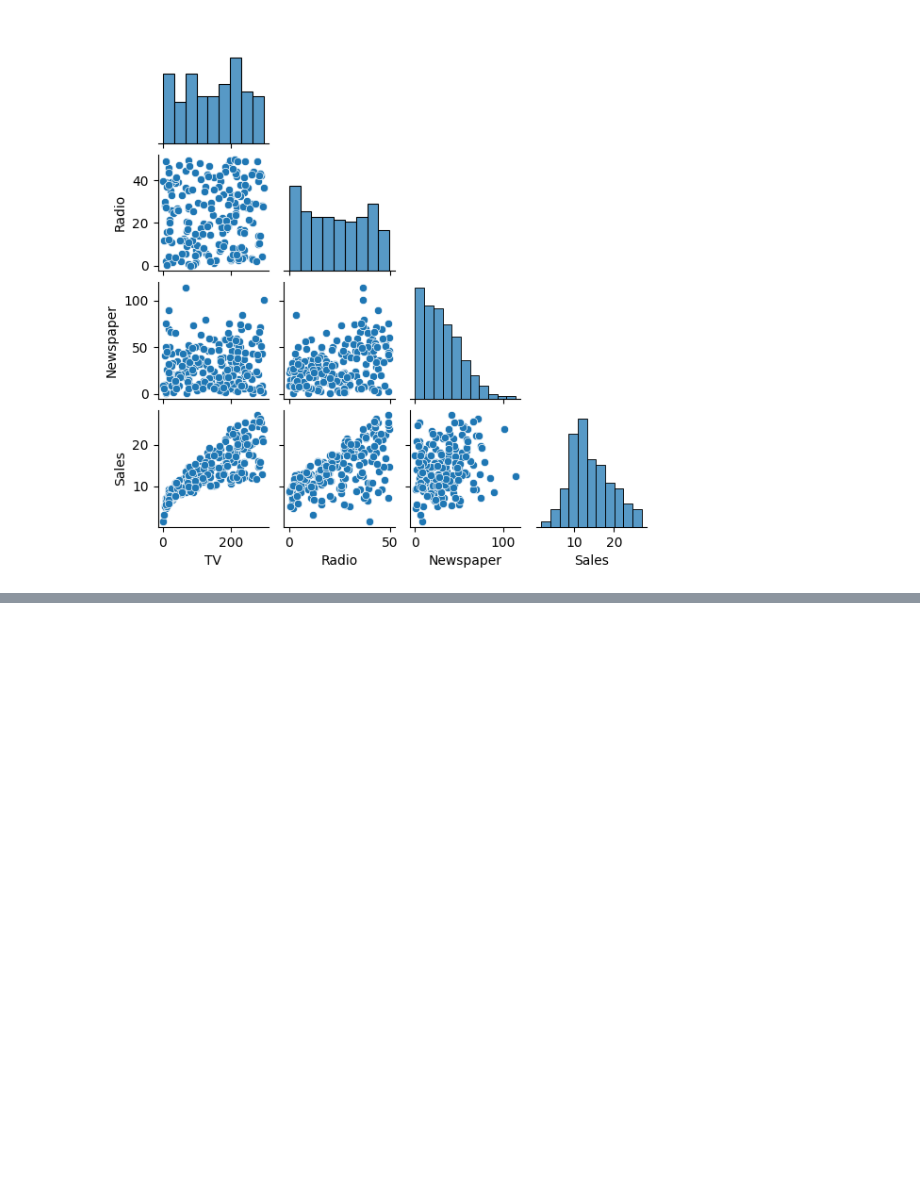
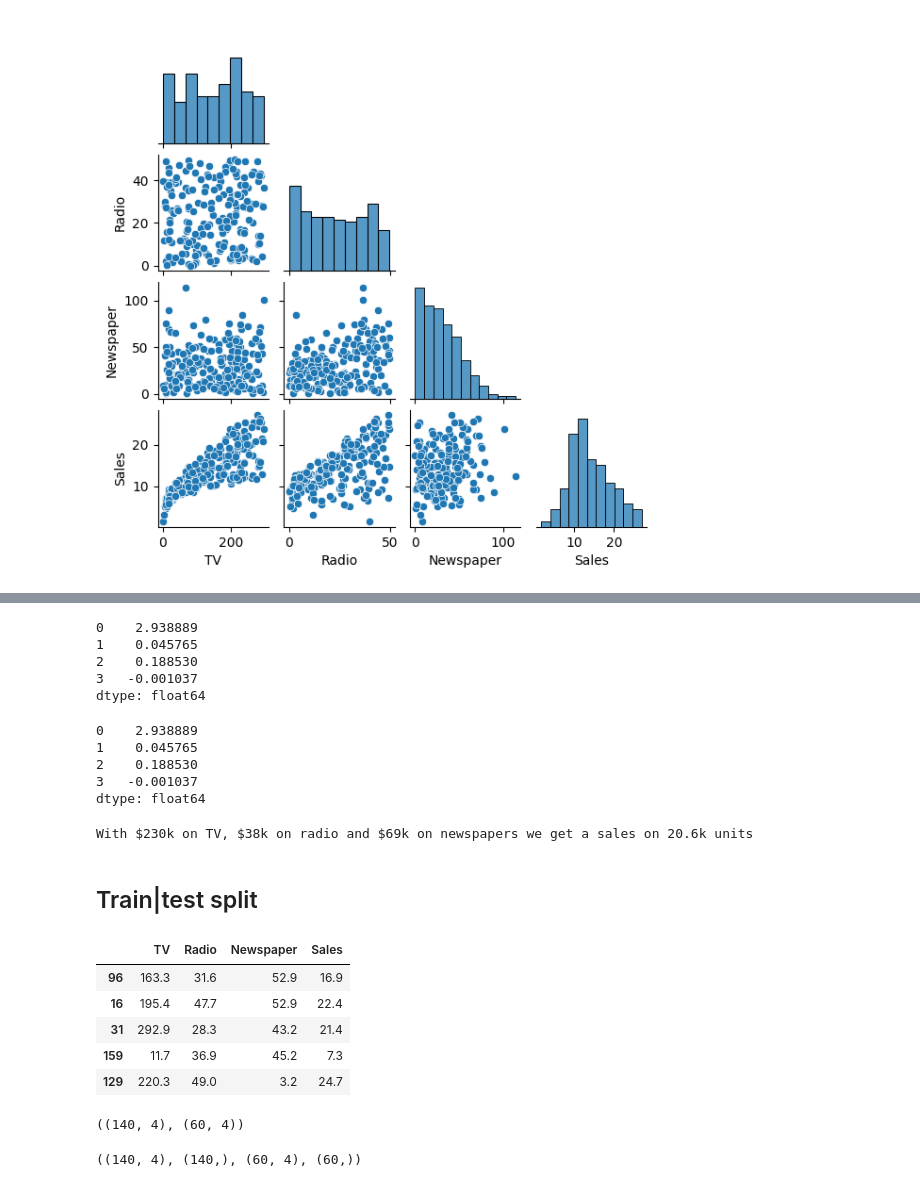
Before and after one commit to SCGlass/Machine-learning, a Jupyter notebook: Code-alongs/L0-Linear_regression.ipynb, the cells around one changed output, grey strips where cells are left out. Cells and saved outputs as stored; diff of their text form; code cells hidden in the pictures; blank space fills up the shorter version.

```diff
--- a/Code-alongs/L0-Linear_regression.ipynb
+++ b/Code-alongs/L0-Linear_regression.ipynb
@@ -62,0 +162,59 @@ ax = sns.pairplot(df, height= 1.5, corner=True)
+# %%
+# normal equation - OLS
+beta_hat =  np.linalg.inv(X.T@X)@X.T@y
+beta_hat
+# %% [output]
+0    2.938889
+1    0.045765
+2    0.188530
+3   -0.001037
+dtype: float64
+# %%
+regression_fit = lambda X,y: np.linalg.inv(X.T@X)@X.T@y
+beta_hat = regression_fit(X,y)
+
+beta_hat
+# %% [output]
+0    2.938889
+1    0.045765
+2    0.188530
+3   -0.001037
+dtype: float64
+# %%
+predict = lambda x, beta: np.dot(x, beta)
+
+test_sample = [1, 230, 38, 69]
+
+y_hat = predict(test_sample, beta_hat)
+print(f"With $230k on TV, $38k on radio and $69k on newspapers we get a sales on {y_hat:.1f}k units")
+# %% [output]
+With $230k on TV, $38k on radio and $69k on newspapers we get a sales on 20.6k units
+# %% [markdown]
+## Train|test split
+# %%
+train_fraction = int(len(df)*0.7)
+
+train = df.sample(n=train_fraction, random_state=42, replace=False)
+train.head()
+# %% [output]
+|  | TV | Radio | Newspaper | Sales |
+| 96 | 163.3 | 31.6 | 52.9 | 16.9 |
+| 16 | 195.4 | 47.7 | 52.9 | 22.4 |
+| 31 | 292.9 | 28.3 | 43.2 | 21.4 |
+| 159 | 11.7 | 36.9 | 45.2 | 7.3 |
+| 129 | 220.3 | 49.0 | 3.2 | 24.7 |
+# %%
+test = df.drop(train.index)
+train.shape, test.shape
+# %% [output]
+((140, 4), (60, 4))
+# %%
+X_train, y_train = train.drop("Sales", axis="columns"), train["Sales"]
+X_test, y_test = test.drop("Sales", axis="columns"), test["Sales"]
+
+X_train.insert(0, "Intercept", 1)
+X_test.insert(0, "Intercept", 1)
+
+X_train.shape, y_train.shape, X_test.shape, y_test.shape
+# %% [output]
+((140, 4), (140,), (60, 4), (60,))
```
Also changed, not shown: parts of 17 cells of this notebook.
